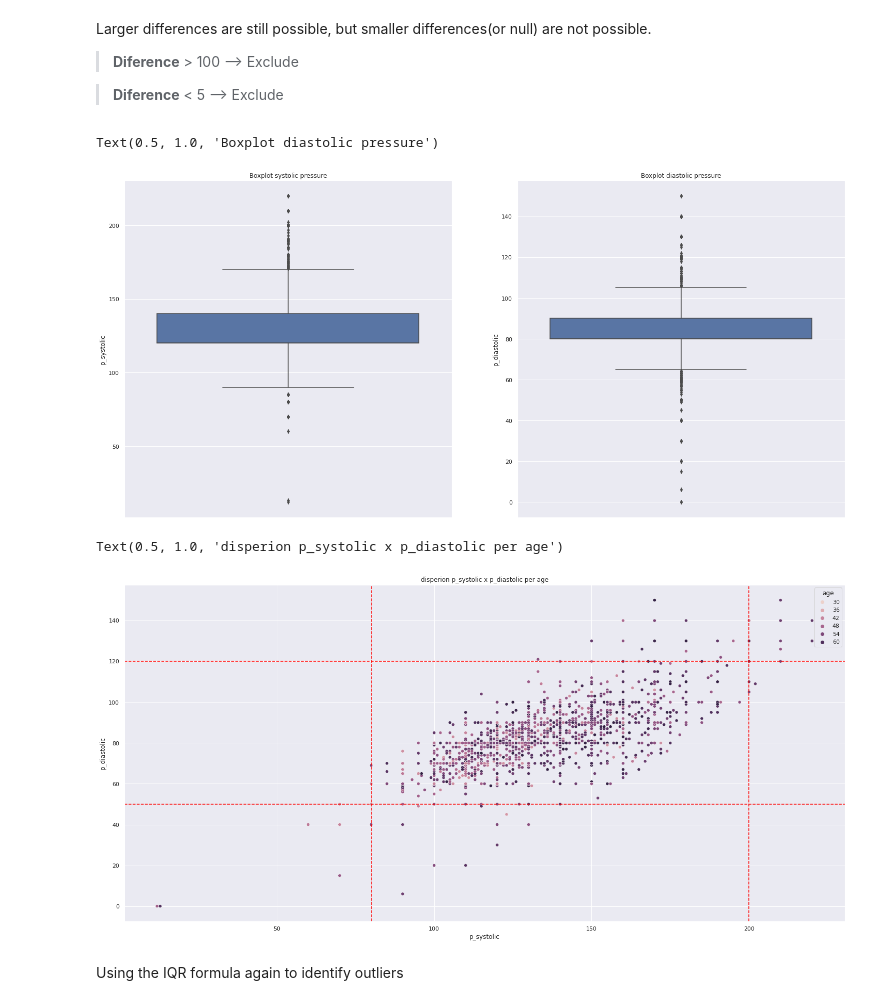
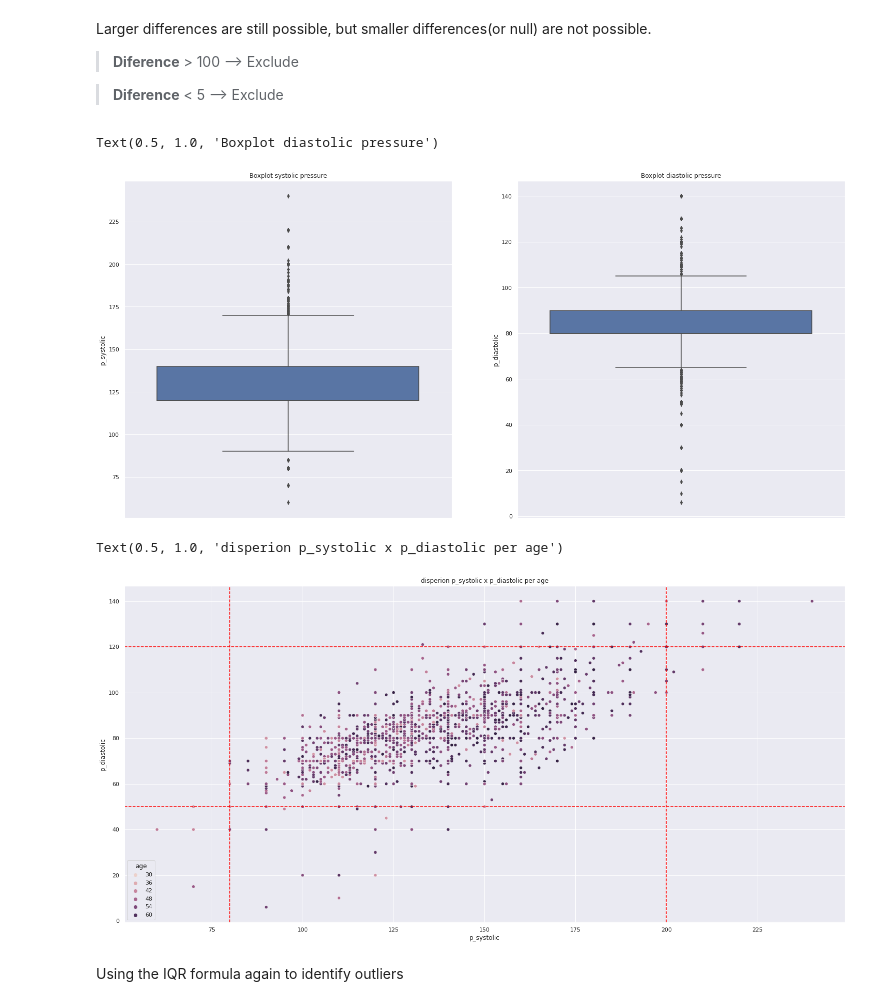
Before and after one commit to tadeucbm/cardio_catch_diseases, a Jupyter notebook: cardio_catch_diseases.ipynb, the cells around one changed output. Drawn from its saved outputs; the diff is of its cells as text; code cells hidden in the pictures.

```diff
--- a/cardio_catch_diseases.ipynb
+++ b/cardio_catch_diseases.ipynb
@@ -278,11 +376,11 @@ df2 = df2.drop(drop_bmi.index, axis=0).copy()
 # %%
 # pre filtering -> filtering values without sense
-df2 = df2.drop(df2[(df2['p_systolic'] > 250) | (df2['p_systolic'] < 0)].index).copy()
-df2 = df2.drop(df2[(df2['p_diastolic'] > 150) | (df2['p_diastolic'] < 0)].index).copy()
+df4 = df4[(df4['p_systolic'] < 250) & (df4['p_systolic'] > 0)]
+df4 = df4[(df4['p_diastolic'] < 150) & (df4['p_diastolic'] > 0)]
 # %% [markdown]
 Filtering out some values that don't make sense, like negative values and very high outliers, in order to have a better view of the data.
 # %%
-pressure_input_error = df2.loc[df2['p_diastolic'] > df2['p_systolic'], ['p_systolic', 'p_diastolic']] # some diastolic pressures are bigger than systolic
+pressure_input_error = df4.loc[df4['p_diastolic'] > df4['p_systolic'], ['p_systolic', 'p_diastolic']] # some diastolic pressures are bigger than systolic
 pressure_input_error
 # %% [output]
 |  | p_systolic | p_diastolic |
@@ -302,4 +400,4 @@ pressure_input_error
 # %%
-df2 = df2.drop(pressure_input_error.index).copy()
+df4 = df4.drop(pressure_input_error.index)
 # %% [markdown]
 Filtering values where diastolic pressure is higher than systolic pressure.
@@ -335,21 +431,20 @@ Larger differences are still possible, but smaller differences(or null) are not
 
 >**Diference** < 5 --> Exclude
 # %%
-dif_drop = df2[(df2['dif_pres']>=100) | (df2['dif_pres']<=10)]
-df2 = df2.drop(dif_drop.index).copy() # exclude outliers of dif_press
+df4 = df4[(df4['dif_pression']<=100) & (df4['dif_pression']>=10)] # exclude outliers of dif_press
 # %%
 plt.subplot(1, 2, 1)
-sns.boxplot(y='p_systolic', data=df2)
+sns.boxplot(y='p_systolic', data=df4)
 plt.title('Boxplot systolic pressure')
 
 plt.subplot(1, 2, 2)
-sns.boxplot(y='p_diastolic', data=df2)
+sns.boxplot(y='p_diastolic', data=df4)
 plt.title('Boxplot diastolic pressure')
 # %% [output]
 Text(0.5, 1.0, 'Boxplot diastolic pressure')
-[figure, old version]
+[figure, new version]
 # %%
-sns.scatterplot(x='p_systolic', y='p_diastolic', hue='age', data=df2)
+sns.scatterplot(x='p_systolic', y='p_diastolic', hue='age', data=df4)
 plt.axvline(x=200, color='red', linestyle='--')
 plt.axvline(x=80, color='red', linestyle='--')
 plt.axhline(y=120, color='red', linestyle='--')
@@ -358,7 +453,7 @@ plt.axhline(y=50, color='red', linestyle='--')
 plt.title('disperion p_systolic x p_diastolic per age')
 # %% [output]
 Text(0.5, 1.0, 'disperion p_systolic x p_diastolic per age')
-[figure, old version]
+[figure, new version]
 # %% [markdown]
 Using the IQR formula again to identify outliers
 # %%
```
Also changed, not shown: parts of 62 cells of this notebook, 1 other file.
